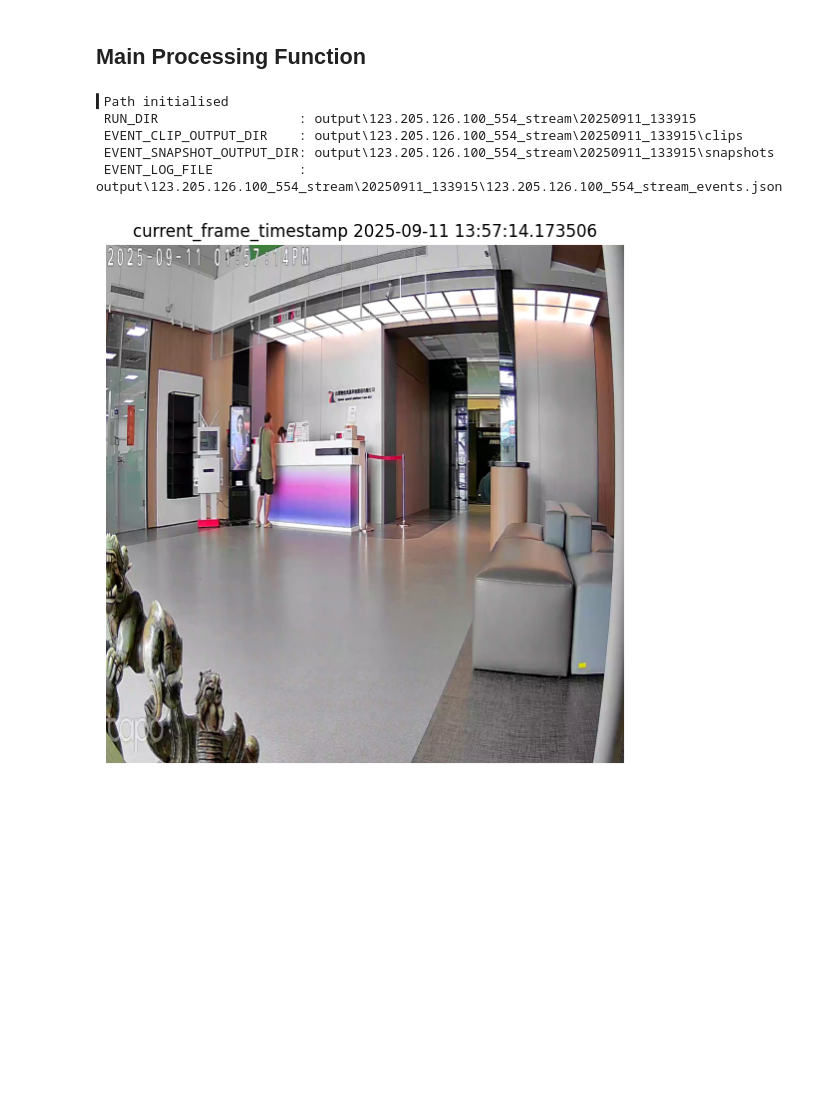
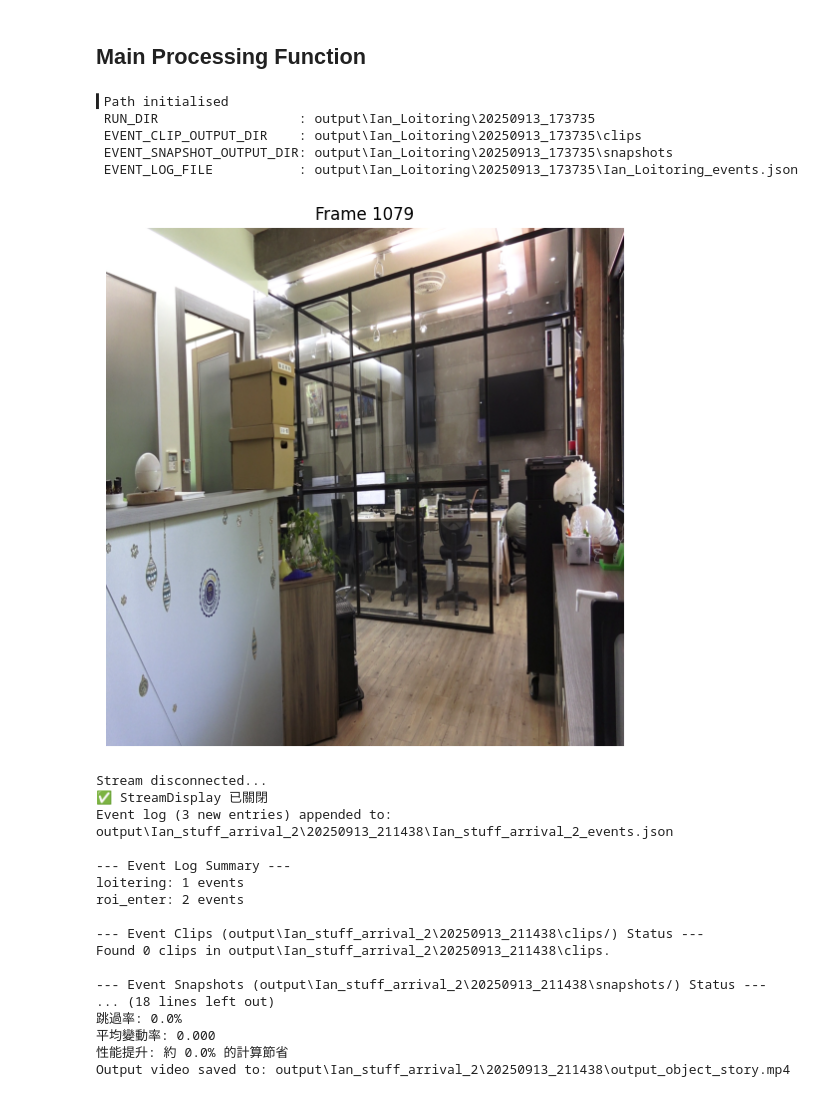
Before and after one commit to Kevinlo937/objects_story, a Jupyter notebook: cv_colab_object_story.ipynb, the cells around one changed output. Saved outputs shown, nothing was run; the diff lists cells and outputs as text; code cells hidden in the pictures; blank space fills up the shorter version.

```diff
--- a/cv_colab_object_story.ipynb
+++ b/cv_colab_object_story.ipynb
@@ -2248,16 +2249,14 @@ class AdaptiveFrameDetector(FrameChangeDetector):
 ## Main Processing Function
 # %%
 # if you need to try many times, just run following code to reinitialize paths
-
-from datetime import datetime
-# INPUT_SOURCE = "C0007.MP4"
+INPUT_SOURCE = "Ian_Loitoring.MP4"
 # INPUT_SOURCE = "golden_sample_multiObject.mp4"
-INPUT_SOURCE = "rtsp://topmso02:tdtv4495678@123.205.126.100:554/stream1"
+# INPUT_SOURCE = "rtsp://topmso02:tdtv4495678@123.205.126.100:554/stream1"
 # INPUT_SOURCE = "rtsp://topmso01:tdtv4495678@123.205.126.100:555/stream1"
 init_paths(INPUT_SOURCE)
 # %% [output]
 ▍Path initialised
- RUN_DIR                  : output\123.205.126.100_554_stream\20250911_133915
- EVENT_CLIP_OUTPUT_DIR    : output\123.205.126.100_554_stream\20250911_133915\clips
- EVENT_SNAPSHOT_OUTPUT_DIR: output\123.205.126.100_554_stream\20250911_133915\snapshots
- EVENT_LOG_FILE           : output\123.205.126.100_554_stream\20250911_133915\123.205.126.100_554_stream_events.json
+ RUN_DIR                  : output\Ian_Loitoring\20250913_173735
+ EVENT_CLIP_OUTPUT_DIR    : output\Ian_Loitoring\20250913_173735\clips
+ EVENT_SNAPSHOT_OUTPUT_DIR: output\Ian_Loitoring\20250913_173735\snapshots
+ EVENT_LOG_FILE           : output\Ian_Loitoring\20250913_173735\Ian_Loitoring_events.json
@@ -3041,7 +3052,44 @@ def main():
 # %%
-main()
+# <RUN-Main>initialize input source and run main
+# filepath: c:\Users\user\Documents\ExpertBook\2025\EMDA\電腦視覺與數位創新專題\Project\cv_colab_object_story.ipynb
+input_sources = [
+    "Ian_person_package.mp4",
+    "Ian_person_alone.mp4",
+    "Ian_takestuff-1.mp4",
+    "Ian_takestuff-2.mp4",
+    "Ian_stuff_away_1.mp4",
+    "Ian_stuff_away_2.mp4",
+    "Ian_stuff_arrival_1.mp4",
+    "Ian_stuff_arrival_2.mp4",
+    # ...可加入更多來源
+]
+
+for src in input_sources:
+    print(f"\n=== 處理來源: {src} ===")
+    INPUT_SOURCE = src
+    from datetime import datetime
+    init_paths(INPUT_SOURCE)
+    import datetime
+    main()
 # %% [output]
-[figure, old version]
+[figure, new version]
+Stream disconnected...
+✅ StreamDisplay 已關閉
+Event log (3 new entries) appended to: output\Ian_stuff_arrival_2\20250913_211438\Ian_stuff_arrival_2_events.json
+
+--- Event Log Summary ---
+loitering: 1 events
+roi_enter: 2 events
+
+--- Event Clips (output\Ian_stuff_arrival_2\20250913_211438\clips/) Status ---
+Found 0 clips in output\Ian_stuff_arrival_2\20250913_211438\clips.
+
+--- Event Snapshots (output\Ian_stuff_arrival_2\20250913_211438\snapshots/) Status ---
+... (18 lines left out)
+跳過率: 0.0%
+平均變動率: 0.000
+性能提升: 約 0.0% 的計算節省
+Output video saved to: output\Ian_stuff_arrival_2\20250913_211438\output_object_story.mp4
 # %%
 from pathlib import Path
 import json
```
Also changed, not shown: parts of 3 cells of this notebook.
